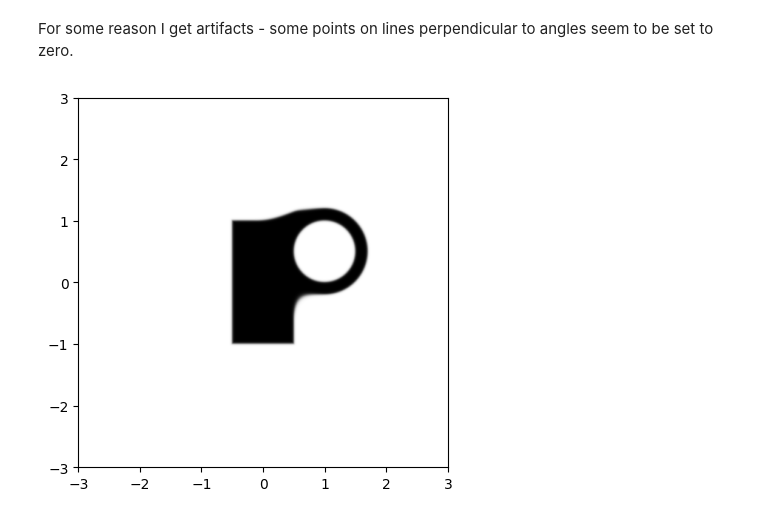
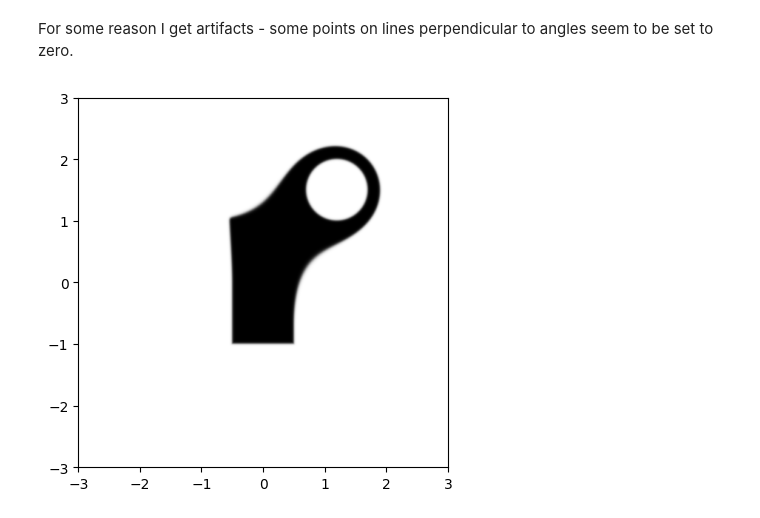
Before and after one commit to implicitsurfaces/polymorph, a Jupyter notebook: notebooks/s2df playground.ipynb, the cells around one changed output. Drawn from its saved outputs; the diff is of its cells as text; code cells hidden in the pictures.

```diff
--- a/notebooks/s2df playground.ipynb
+++ b/notebooks/s2df playground.ipynb
@@ -65,16 +65,16 @@ For some reason I get artifacts - some points on lines perpendicular to angles s
 # %%
 class Combination(Shape):
     def __init__(self, r, shape_2):
         self.r = r
         self.shape_2 = shape_2
 
     def distance(self, p):
         return jnp.abs(self.shape_2.distance(p)) - self.r
 
 
 box = Box(1, 2)
-circle = Circle(0.5).translate(p(1, 0.5))
-shape = box.smooth_union(0.13, circle.dilate(0.2)).substract(circle)
+circle = Circle(0.5).translate(p(1.2, 1.5))
+shape = box.smooth_union(0.4, circle.dilate(0.2)).substract(circle)
 render(shape)
 # %% [output]
-[figure, old version]
+[figure, new version]
```
Also changed, not shown: parts of 1 cell of this notebook, 2 other files.
